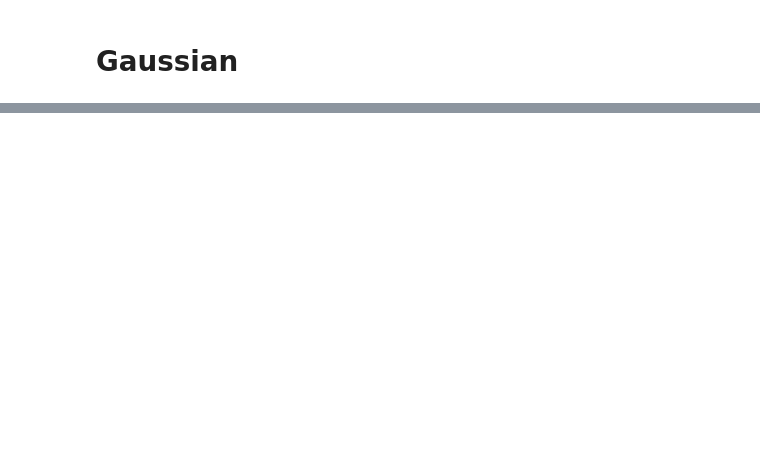
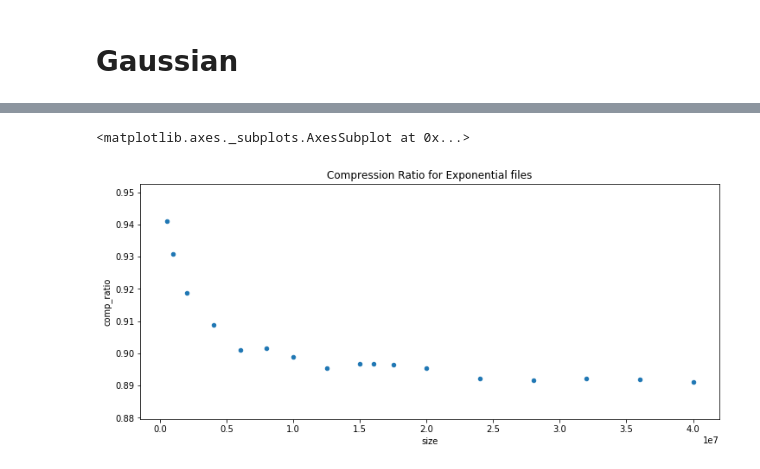
Before and after one commit to pkmandke/LZW-Compression, a Jupyter notebook: LZW_results.ipynb, the cells around one changed output, grey strips where cells are left out. Saved outputs shown, nothing was run; the diff lists cells and outputs as text; code cells hidden in the pictures; blank space fills up the shorter version.

```diff
--- a/LZW_results.ipynb
+++ b/LZW_results.ipynb
@@ -35,0 +65,6 @@ pd.dataFrame.from_dict()
+# %%
+pdff = 'Exponential'
+plot_cr(pdff, '1/exp_consol.sav')
+# %% [output]
+<matplotlib.axes._subplots.AxesSubplot at 0x...>
+[figure, added]
```
Also changed, not shown: parts of 9 cells of this notebook, 10 other files.
